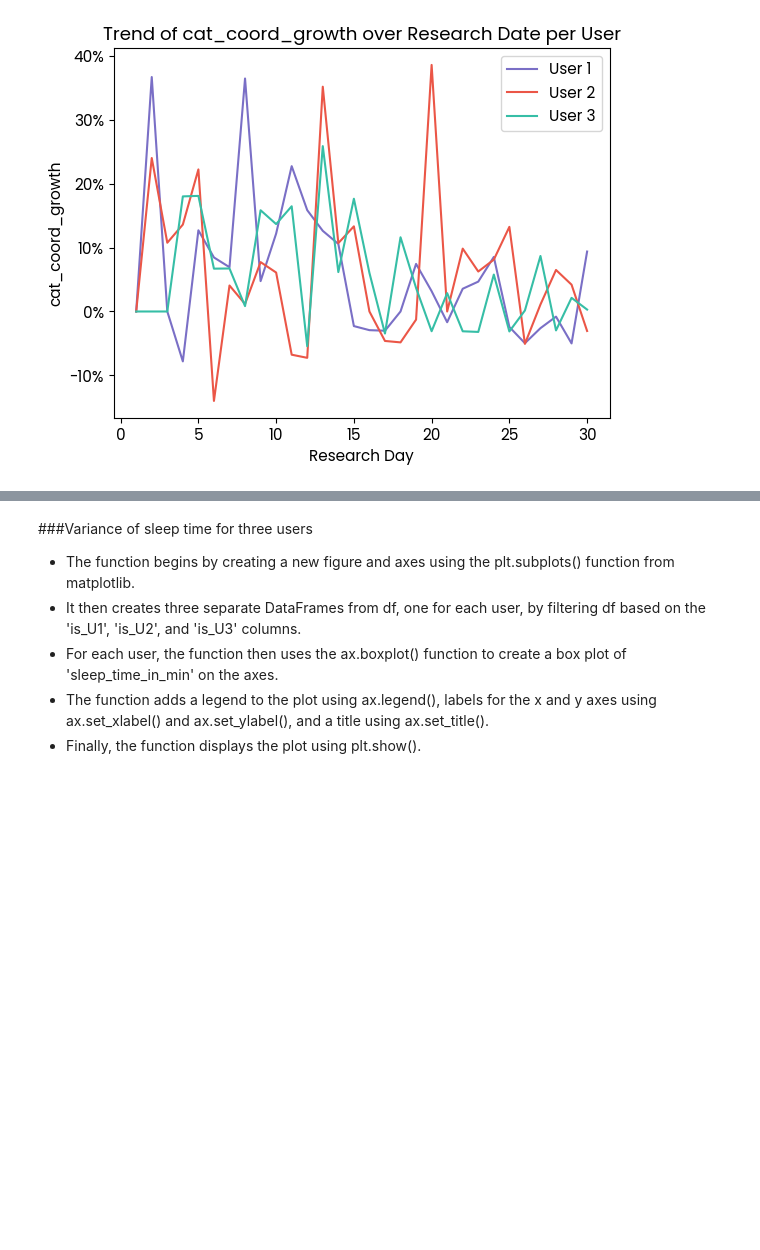
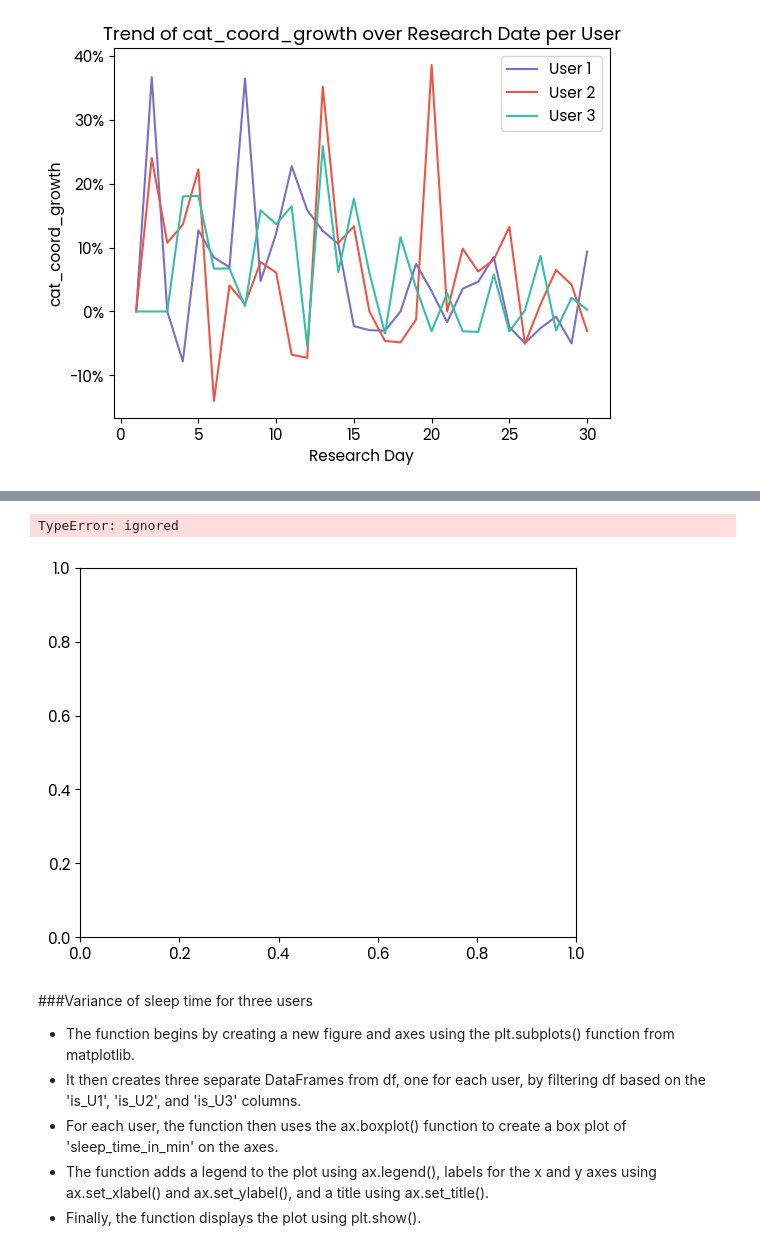
Before and after one commit to WGaitanidis/Grp5_Data_Analysis_Visualisation, a Jupyter notebook: Grp5_Data_Analysis_Sleep_Cognitive_Abilities.ipynb, the cells around one changed output, grey strips where cells are left out. Drawn from its saved outputs; the diff is of its cells as text; code cells hidden in the pictures; blank space fills up the shorter version.

```diff
--- a/Grp5_Data_Analysis_Sleep_Cognitive_Abilities.ipynb
+++ b/Grp5_Data_Analysis_Sleep_Cognitive_Abilities.ipynb
@@ -409,3 +453,49 @@ create_growth_plots_per_user(df)
+# %%
+import matplotlib.dates as mdates
+from datetime import datetime
+
+def plot_wake_sleep_times_user1(df):
+    """
+    This function creates a scatter plot showing the wake-up and sleep times for User 1
+    over the research dates.
+    """
+    # Convert the 'wake_up' and 'went_to_sleep' columns to datetime
+    df['wake_up'] = pd.to_datetime(df['wake_up'])
+    df['went_to_sleep'] = pd.to_datetime(df['went_to_sleep'])
+
+    # Create a figure and an axes.
+    fig, ax = plt.subplots()
+
+    # Create a DataFrame for User 1
+    df_user1 = df[df['is_U1'] == 1]
+
+    # Plot the wake-up and sleep times
+    ax.scatter(df_user1['Research_Date'], df_user1['wake_up'].dt.time, label='Wake Up Time')
+    ax.scatter(df_user1['Research_Date'], df_user1['went_to_sleep'].dt.time, label='Sleep Time')
+
+    # Set the labels for the x and y axes and the title of the plot
+    ax.set_xlabel('Research Date')
+    ax.set_ylabel('Time of Day')
+    ax.set_title('Wake Up and Sleep Time over Research Dates for User 1')
+
+    # Format the y-axis to display time
+    ax.yaxis.set_major_formatter(mdates.DateFormatter('%H:%M'))
+
+    # Set the y-axis limit to start at 5:00
+    ax.set_ylim([datetime.strptime('05:00:00', '%H:%M:%S').time(),
+                 datetime.strptime('23:59:59', '%H:%M:%S').time()])
+
+    # Create a legend
+    ax.legend()
+
+    # Display the plot
+    plt.show()
+
+# Call the function with the DataFrame
+plot_wake_sleep_times_user1(df)
+# %% [output]
+TypeError: ignored
+[figure, added]
 # %% [markdown]
 ###Variance of sleep time for three users
 * The function begins by creating a new figure and axes using the plt.subplots() function from matplotlib.
```
Also changed, not shown: parts of 30 cells of this notebook.
